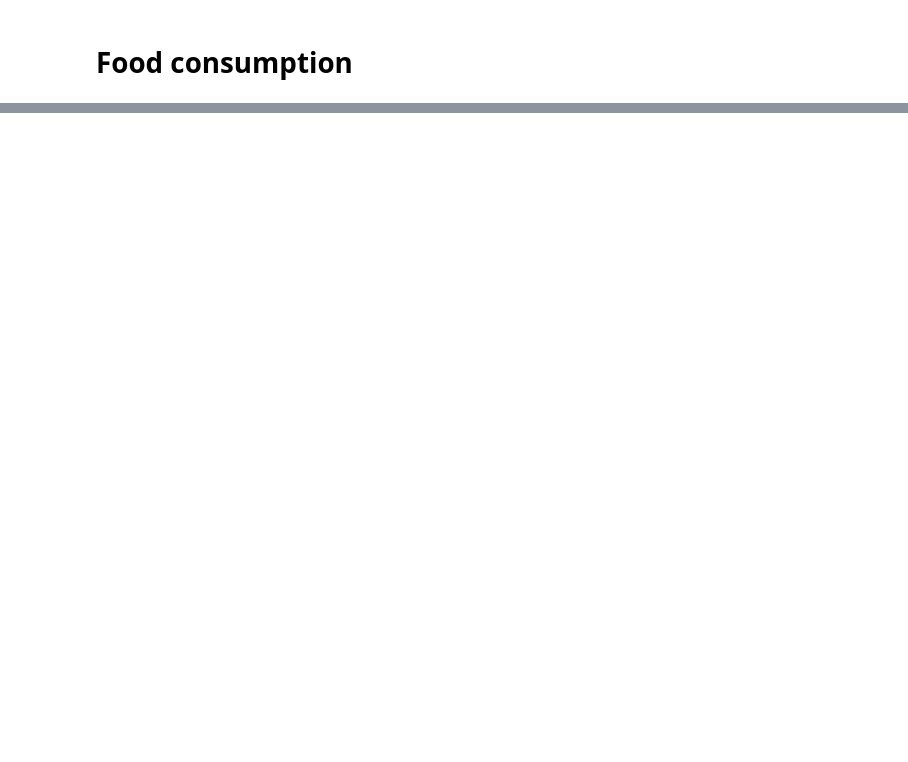
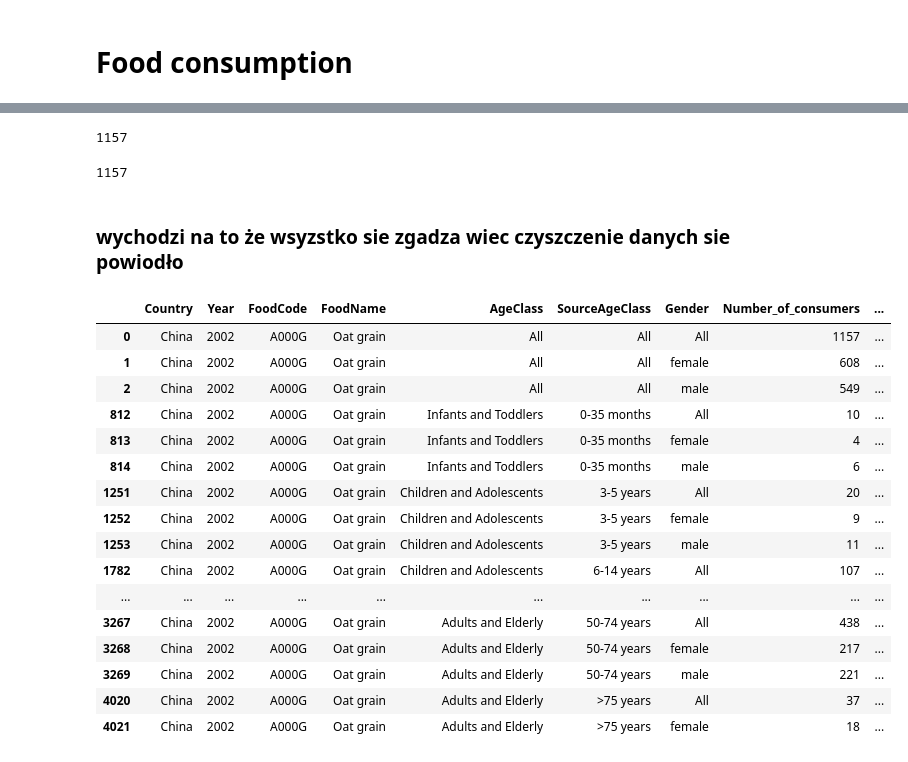
Before and after one commit to lukacjo/food_consumption, a Jupyter notebook: food_consumption.ipynb, the cells around one changed output, grey strips where cells are left out. Cells and saved outputs as stored; diff of their text form; code cells hidden in the pictures; blank space fills up the shorter version.

```diff
--- a/food_consumption.ipynb
+++ b/food_consumption.ipynb
@@ -14,0 +179,4 @@
+# %%
+checkpoint = food #tworzę checkpoint żeby móc łatwo wrócić do wersji przed sortowaniem
+food['CodeLen'] = food['FoodCode'].str.len()
+food.sort_values(by=['CodeLen'])
@@ -14,0 +205,7 @@
+# %%
+food = checkpoint
+food_all = food.loc[food['Gender'] == "All"]
+food_all = food_all.loc[food_all['FoodName'] == "Oat grain"]
+food_all = food_all.loc[food_all['Country'] == "China"]
+
+food_all.head(20)
@@ -14,0 +251,3 @@
+# %%
+food = food.drop(['Consumers_Mean', 'Consumers_Median', 'Total_Mean', 'Total_Median', 'CodeLen'], axis=1)
+food.shape
@@ -14,0 +274,3 @@
+# %%
+food = food.drop_duplicates()
+food.shape
@@ -14,0 +300,31 @@
+# %%
+food_all_oat_ch['Number_of_consumers'].iloc[1:].sum()
+# %% [output]
+1157
+# %%
+food_all_oat_ch['Number_of_consumers'].iloc[0]
+# %% [output]
+1157
+# %% [markdown]
+### wychodzi na to że wsyzstko sie zgadza wiec czyszczenie danych sie powiodło
+# %%
+food_temp = food.loc[food['FoodName'] == "Oat grain"]
+food_temp.head(20)
+# %% [output]
+|  | Country | Year | FoodCode | FoodName | AgeClass | SourceAgeClass | Gender | Number_of_consumers | ... |
+| 0 | China | 2002 | A000G | Oat grain | All | All | All | 1157 | ... |
+| 1 | China | 2002 | A000G | Oat grain | All | All | female | 608 | ... |
+| 2 | China | 2002 | A000G | Oat grain | All | All | male | 549 | ... |
+| 812 | China | 2002 | A000G | Oat grain | Infants and Toddlers | 0-35 months | All | 10 | ... |
+| 813 | China | 2002 | A000G | Oat grain | Infants and Toddlers | 0-35 months | female | 4 | ... |
+| 814 | China | 2002 | A000G | Oat grain | Infants and Toddlers | 0-35 months | male | 6 | ... |
+| 1251 | China | 2002 | A000G | Oat grain | Children and Adolescents | 3-5 years | All | 20 | ... |
+| 1252 | China | 2002 | A000G | Oat grain | Children and Adolescents | 3-5 years | female | 9 | ... |
+| 1253 | China | 2002 | A000G | Oat grain | Children and Adolescents | 3-5 years | male | 11 | ... |
+| 1782 | China | 2002 | A000G | Oat grain | Children and Adolescents | 6-14 years | All | 107 | ... |
+| ... | ... | ... | ... | ... | ... | ... | ... | ... | ... |
+| 3267 | China | 2002 | A000G | Oat grain | Adults and Elderly | 50-74 years | All | 438 | ... |
+| 3268 | China | 2002 | A000G | Oat grain | Adults and Elderly | 50-74 years | female | 217 | ... |
+| 3269 | China | 2002 | A000G | Oat grain | Adults and Elderly | 50-74 years | male | 221 | ... |
+| 4020 | China | 2002 | A000G | Oat grain | Adults and Elderly | >75 years | All | 37 | ... |
+| 4021 | China | 2002 | A000G | Oat grain | Adults and Elderly | >75 years | female | 18 | ... |
```
Also changed, not shown: parts of 43 cells of this notebook.
